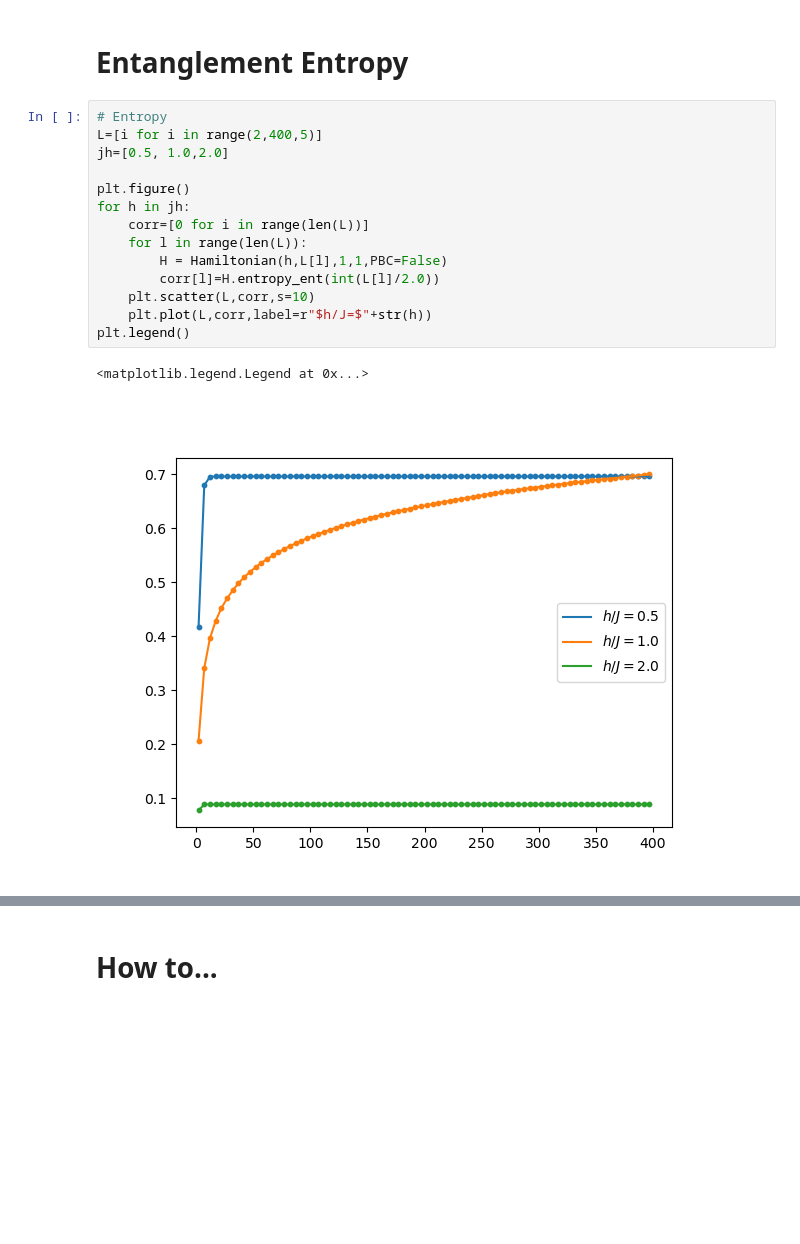
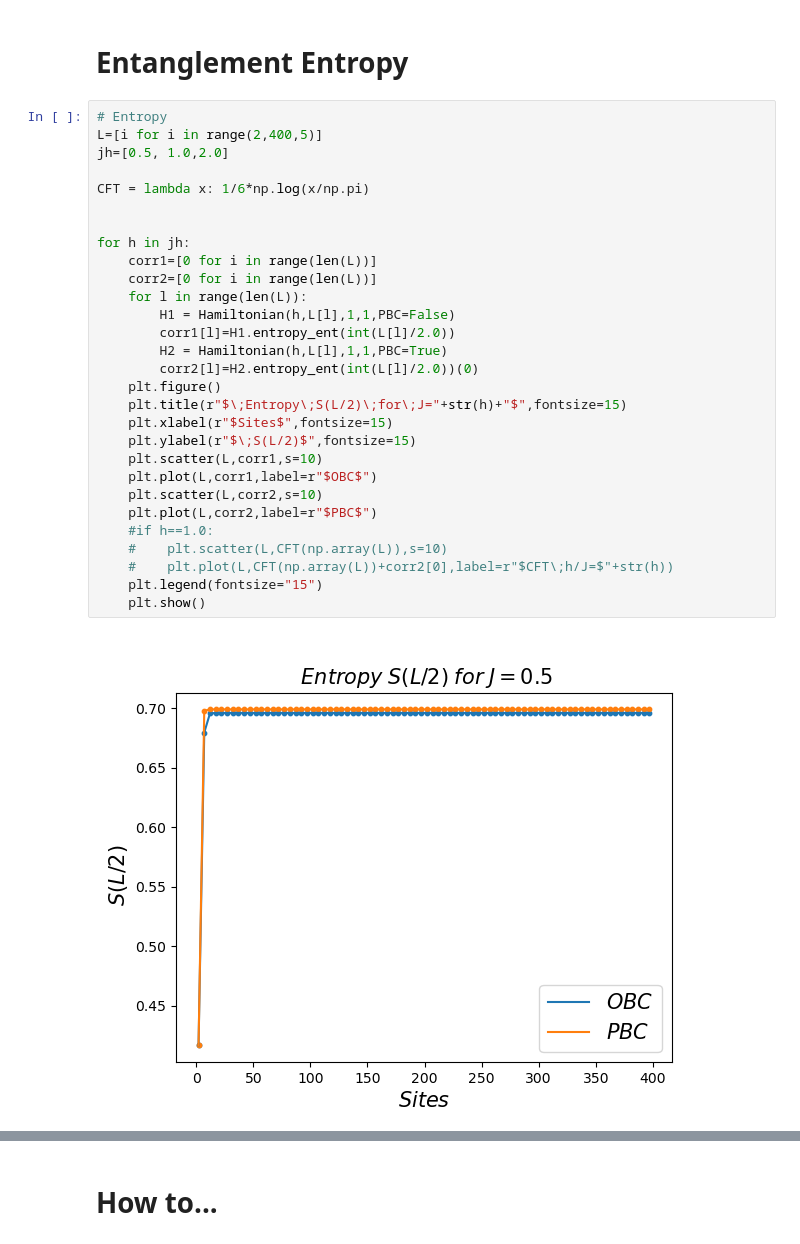
Before and after one commit to Skylines316/Quantum_Ising_Chain, a Jupyter notebook: IsingChain.ipynb, the cells around one changed output, grey strips where cells are left out. Cells and saved outputs as stored; diff of their text form; blank space fills up the shorter version.

```diff
--- a/IsingChain.ipynb
+++ b/IsingChain.ipynb
@@ -576,17 +612,31 @@ plt.legend()
 # %%
 # Entropy
 L=[i for i in range(2,400,5)]
 jh=[0.5, 1.0,2.0]
 
-plt.figure()
+CFT = lambda x: 1/6*np.log(x/np.pi)
+
+
 for h in jh:
-    corr=[0 for i in range(len(L))]
+    corr1=[0 for i in range(len(L))]
+    corr2=[0 for i in range(len(L))]
     for l in range(len(L)):
-        H = Hamiltonian(h,L[l],1,1,PBC=False)
-        corr[l]=H.entropy_ent(int(L[l]/2.0))
-    plt.scatter(L,corr,s=10)
-    plt.plot(L,corr,label=r"$h/J=$"+str(h))
-plt.legend()
+        H1 = Hamiltonian(h,L[l],1,1,PBC=False)
+        corr1[l]=H1.entropy_ent(int(L[l]/2.0))
+        H2 = Hamiltonian(h,L[l],1,1,PBC=True)
+        corr2[l]=H2.entropy_ent(int(L[l]/2.0))(0)
+    plt.figure()
+    plt.title(r"$\;Entropy\;S(L/2)\;for\;J="+str(h)+"$",fontsize=15)
+    plt.xlabel(r"$Sites$",fontsize=15)
+    plt.ylabel(r"$\;S(L/2)$",fontsize=15)
+    plt.scatter(L,corr1,s=10)
+    plt.plot(L,corr1,label=r"$OBC$")
+    plt.scatter(L,corr2,s=10)
+    plt.plot(L,corr2,label=r"$PBC$")
+    #if h==1.0:
+    #    plt.scatter(L,CFT(np.array(L)),s=10)
+    #    plt.plot(L,CFT(np.array(L))+corr2[0],label=r"$CFT\;h/J=$"+str(h))
+    plt.legend(fontsize="15")
+    plt.show()
 # %% [output]
-<matplotlib.legend.Legend at 0x...>
-[figure, old version]
+[figure, new version]
```
Also changed, not shown: parts of 2 cells of this notebook.
